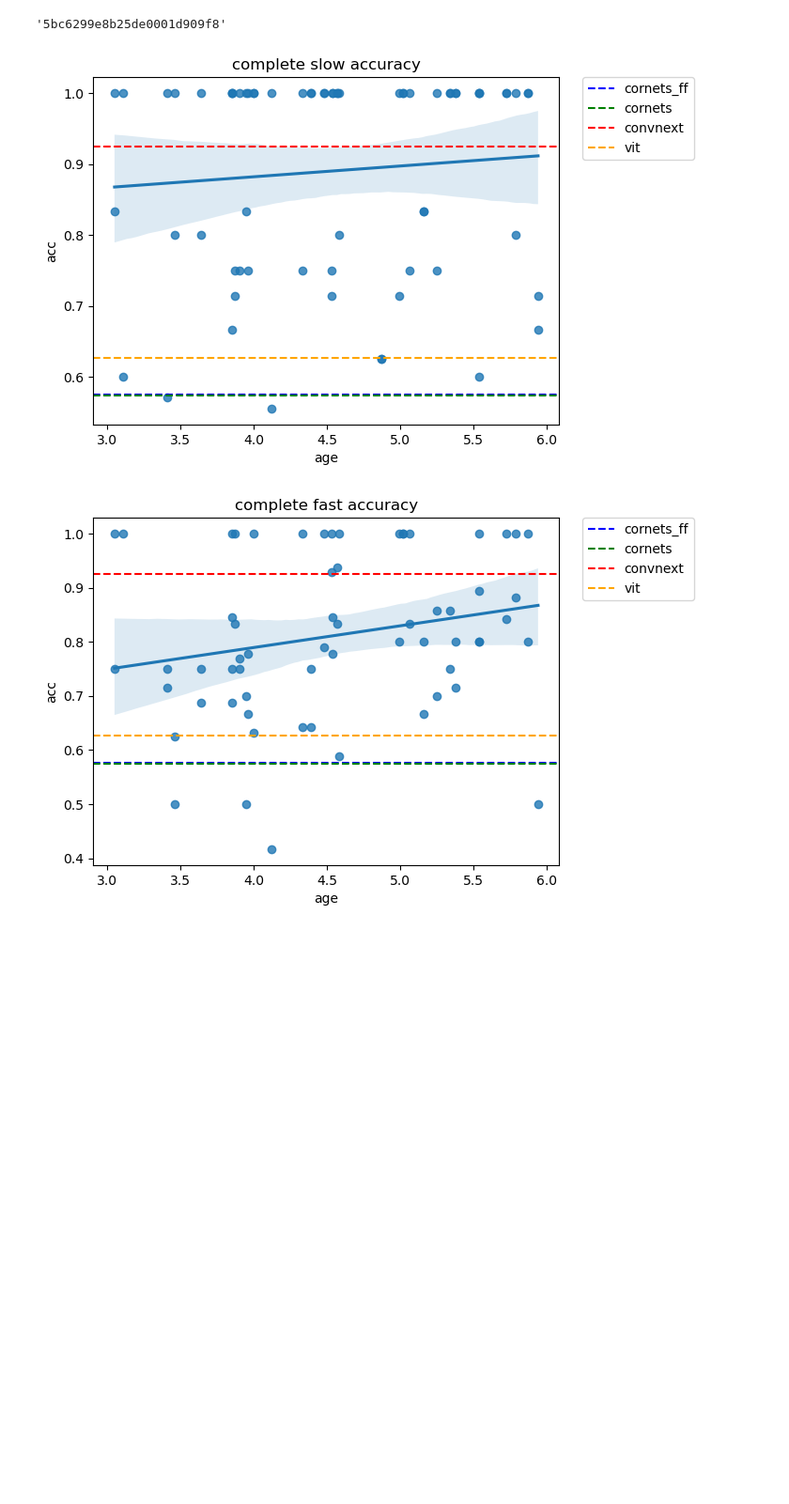
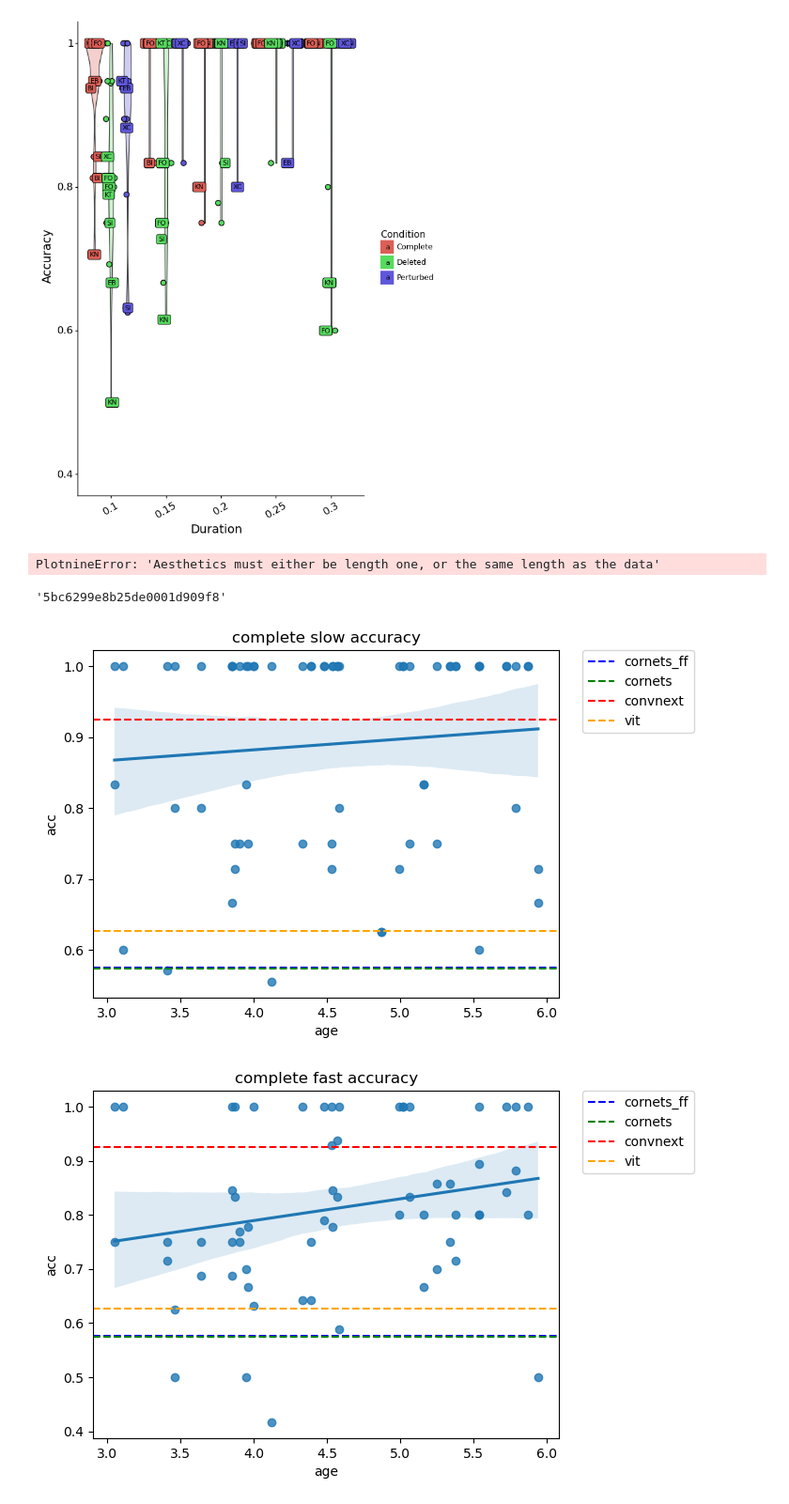
Before and after one commit to vayzenb/hemispace, a Jupyter notebook: behavior/object_analysis.ipynb, the cells around one changed output. Shown at 94% size. Drawn from its saved outputs; the diff is of its cells as text; code cells hidden in the pictures; blank space fills up the shorter version.

```diff
--- a/behavior/object_analysis.ipynb
+++ b/behavior/object_analysis.ipynb
@@ -96,3 +126,76 @@ sub_summary.groupby(['sub', 'cond']).mean()
+# %%
+#extract patient data
+patient_summary = sub_summary[sub_summary['sub'].isin(patient_subs['code'])]
+# %%
+#drop sub columns
+sub_summary = sub_summary.drop(columns = ['sub', 'speed'])
+
+mean_summary = sub_summary.groupby(['cond','duration']).mean().reset_index()
+mean_summary['se'] = sub_summary.groupby(['cond','duration']).sem().reset_index()['acc']
+# %%
+#convert acc to float
+mean_summary['acc'] = mean_summary['acc'].astype(float)
+mean_summary['se'] = mean_summary['se'].astype(float)
+
+#convert sub summary acc to float
+sub_summary['acc'] = sub_summary['acc'].astype(float)
+
+#convert conds to 'complete', 'perturbed','deleted'
+mean_summary['cond'] = mean_summary['cond'].replace(1,'Complete')
+mean_summary['cond'] = mean_summary['cond'].replace(2,'Perturbed')
+mean_summary['cond'] = mean_summary['cond'].replace(3,'Deleted')
+# %%
+
+seed = 2
+p = ggplot(sub_summary, aes(x = 'duration', y = 'acc', fill = 'cond'))  + \
+            geom_violin( alpha = .3, position =  position_dodge(.9) ) + \
+            geom_jitter(sub_summary,aes(x = 'duration', y = 'acc', fill = 'cond'), shape = 'o', size = 3, position = position_jitterdodge(dodge_width=.9, jitter_width = 0.2, random_state = seed)) + \
+            geom_label(patient_summary, aes(x = 'duration', y = 'acc',fill = 'cond', label = 'sub'),  position = position_jitterdodge(dodge_width=.9, jitter_width = 0.2, random_state = seed),  size = 8) + \
+            xlab('Duration') + ylab('Accuracy') + \
+            theme_classic() + ylim(.4,1) + \
+            theme(text = element_text(color ='black'),
+                axis_text_x= element_text(angle = 30, size = 12),
+                axis_text_y= element_text(size = 12),
+                axis_title=element_text(size = 14),
+                axis_line=element_line(),
+                panel_border=element_blank(),
+                figure_size = (6, 10))+ \
+                labs(fill='Condition') #+ ggtitle(f'{cond}')
+
+#geom_label(indiv_data, aes(x = 'group', y = analysis, label = 'sub_code'),  position = position_jitterdodge(dodge_width=.9, jitter_width = 0.2, random_state = seed),  size = 8) + \
+#geom_label(indiv_data, aes(x = 'group', y = analysis, label = 'sub_code'),  position = position_jitterdodge(dodge_width=.9, jitter_width = 0.2, random_state = seed),  size = 8) + \
+
+#p.save(f'{fig_dir}/{analysis}/{roi}_{cond}.png', width=3, height=5, dpi = 300)
+print(p)
+# %% [output]
+[figure, added]
+# %%
+
+seed = 2
+p = ggplot(sub_summary, aes(x = 'duration', y = 'acc', fill = 'cond'))  + \
+            geom_violin( alpha = .3, position =  position_dodge(.9) ) + \
+            geom_jitter(sub_summary,aes(x = 'duration', y = acc, fill = 'cond'), shape = 'o', size = 3, position = position_jitterdodge(dodge_width=.9, jitter_width = 0.2, random_state = seed)) + \
+            geom_linerange(mean_summary, aes(x = 'duration', ymin = f'acc - se', ymax = f'acc + se', fill = 'cond'), size = 1,position = position_dodge(.9)) + \
+            geom_point(mean_summary, aes(x = 'group', y = 'acc', fill = 'cond'), shape = 's', size = 3,position = position_dodge(.9)) + \
+            xlab('Duration') + ylab('object recognition') + \
+            theme_classic() + \
+            theme(text = element_text(color ='black'),
+                axis_text_x= element_text(angle = 30, size = 12),
+                axis_text_y= element_text(size = 12),
+                axis_title=element_text(size = 14),
+                axis_line=element_line(),
+                legend_position = 'none',
+                panel_border=element_blank(),
+                figure_size = (3, 5))+ \
+                labs(fill='Condition') #+ ggtitle(f'{cond}')
+
+#geom_label(indiv_data, aes(x = 'group', y = analysis, label = 'sub_code'),  position = position_jitterdodge(dodge_width=.9, jitter_width = 0.2, random_state = seed),  size = 8) + \
+#geom_label(indiv_data, aes(x = 'group', y = analysis, label = 'sub_code'),  position = position_jitterdodge(dodge_width=.9, jitter_width = 0.2, random_state = seed),  size = 8) + \
+
+#p.save(f'{fig_dir}/{analysis}/{roi}_{cond}.png', width=3, height=5, dpi = 300)
+print(p)
+# %% [output]
+PlotnineError: 'Aesthetics must either be length one, or the same length as the data'
 # %%
 sub_data['participant'].values.tolist()[0]
 # %% [output]
```
Also changed, not shown: parts of 8 cells of this notebook, 47 other files.
